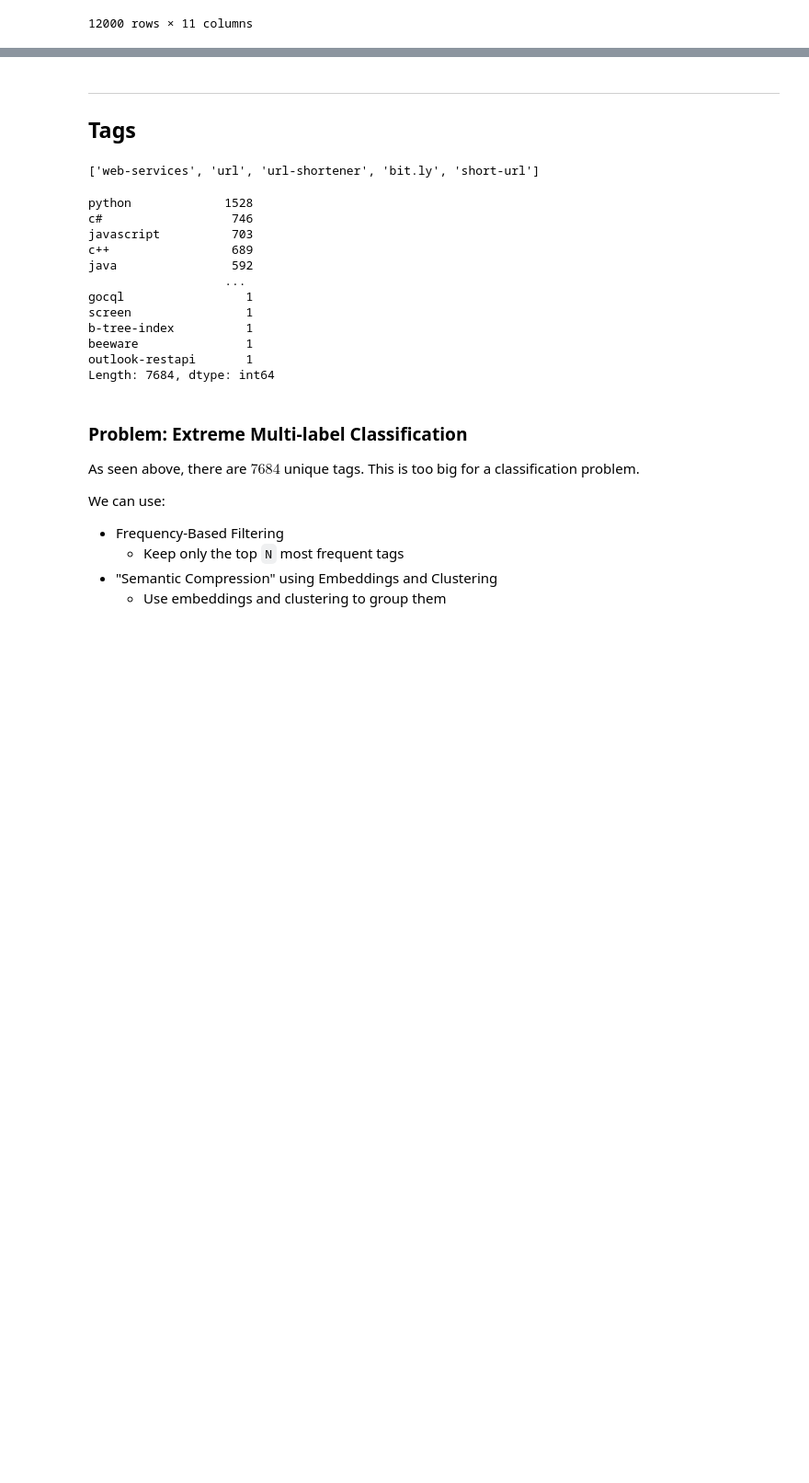
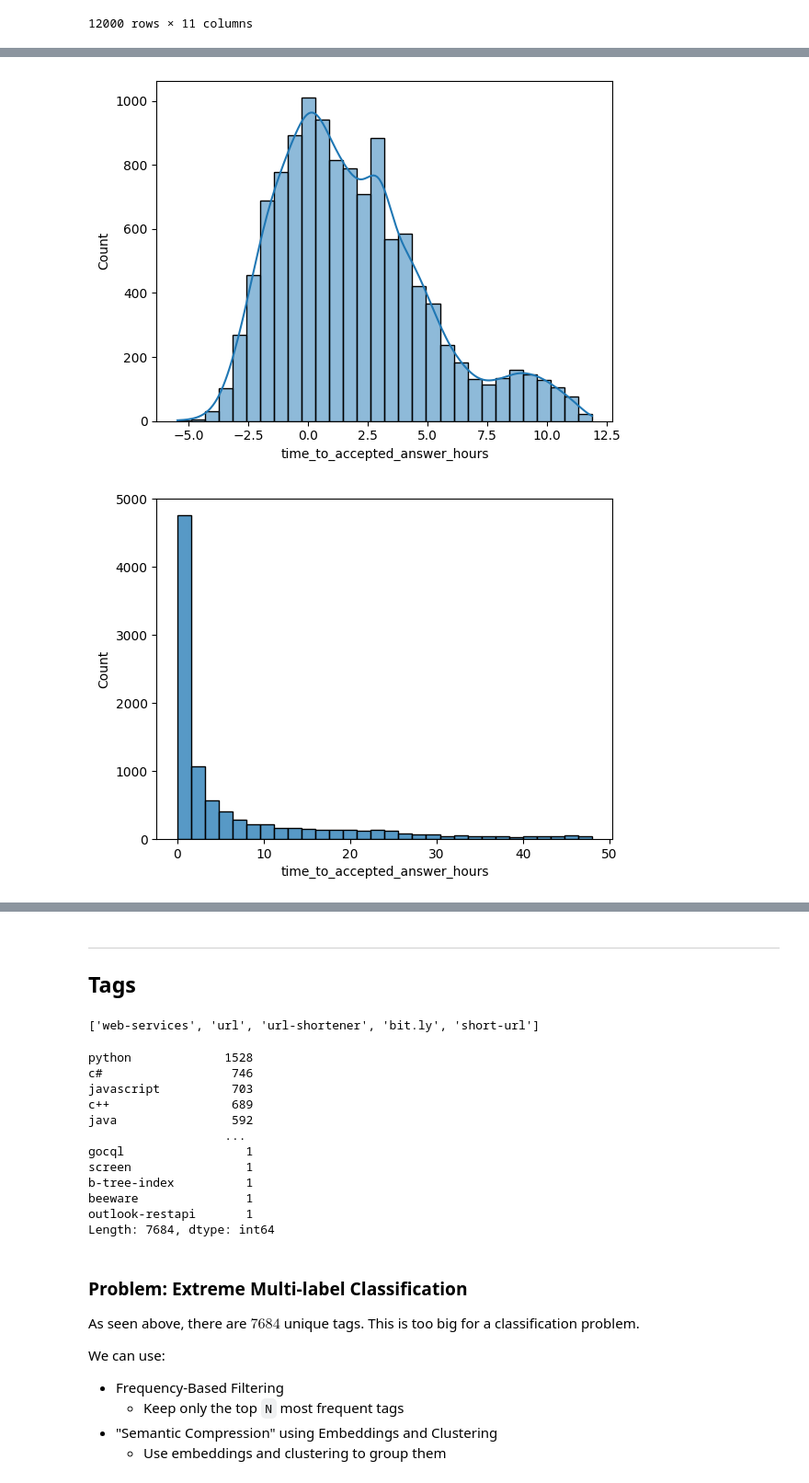
Before and after one commit to Hevagog/adm-stack-inference, a Jupyter notebook: notebooks/basic-eda.ipynb, the cells around one changed output, grey strips where cells are left out. Shown at 92% size. Saved outputs shown, nothing was run; the diff lists cells and outputs as text; code cells hidden in the pictures; blank space fills up the shorter version.

```diff
--- a/notebooks/basic-eda.ipynb
+++ b/notebooks/basic-eda.ipynb
@@ -117,0 +143,10 @@ data_aac
+# %%
+sns.histplot(np.log(data_aac['time_to_accepted_answer_hours']), bins=30, kde=True)
+plt.show()
+
+selected_data = data_aac['time_to_accepted_answer_hours']
+sns.histplot(selected_data[selected_data < 48], bins=30)
+plt.show()
+# %% [output]
+[figure, added]
+[figure, added]
```
Also changed, not shown: parts of 6 cells of this notebook, 2 other files.
